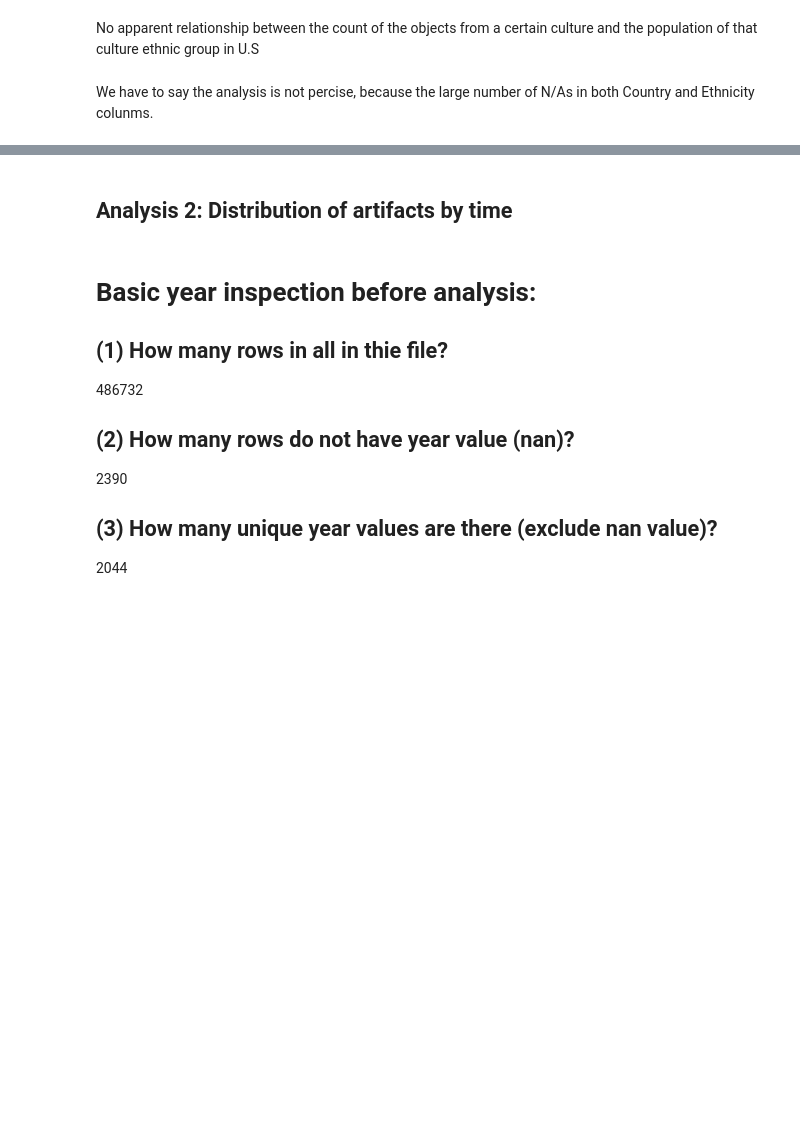
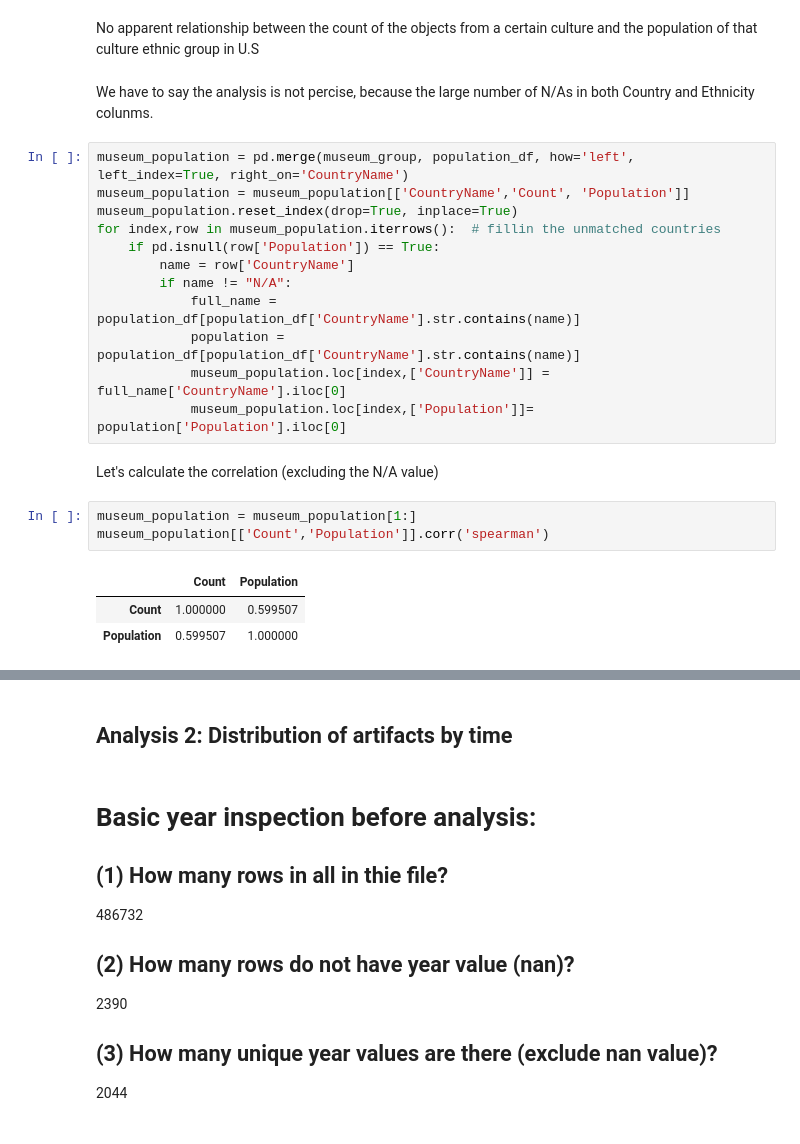
Before and after one commit to YingyingHan1994/final_project_2020Sp, a Jupyter notebook: IS590PRSP20_Final_Proejct.ipynb, the cells around one changed output, grey strips where cells are left out. Saved outputs shown, nothing was run; the diff lists cells and outputs as text; blank space fills up the shorter version.

```diff
--- a/IS590PRSP20_Final_Proejct.ipynb
+++ b/IS590PRSP20_Final_Proejct.ipynb
@@ -141,3 +140,24 @@ df[['Count','Population_y']].corr('spearman')
 No apparent relationship between the count of the objects from a certain culture and the population of that culture ethnic group in U.S
 # %% [markdown]
 We have to say the analysis is not percise, because the large number of N/As in both Country and Ethnicity colunms.
+# %%
+museum_population = pd.merge(museum_group, population_df, how='left', left_index=True, right_on='CountryName')
+museum_population = museum_population[['CountryName','Count', 'Population']]
+museum_population.reset_index(drop=True, inplace=True)
+for index,row in museum_population.iterrows():  # fillin the unmatched countries
+    if pd.isnull(row['Population']) == True:
+        name = row['CountryName']
+        if name != "N/A":
+            full_name = population_df[population_df['CountryName'].str.contains(name)]
+            population = population_df[population_df['CountryName'].str.contains(name)]
+            museum_population.loc[index,['CountryName']] = full_name['CountryName'].iloc[0]
+            museum_population.loc[index,['Population']]= population['Population'].iloc[0]
+# %% [markdown]
+Let's calculate the correlation (excluding the N/A value)
+# %%
+museum_population = museum_population[1:]
+museum_population[['Count','Population']].corr('spearman')
+# %% [output]
+|  | Count | Population |
+| Count | 1.000000 | 0.599507 |
+| Population | 0.599507 | 1.000000 |
```
Also changed, not shown: parts of 71 cells of this notebook.
